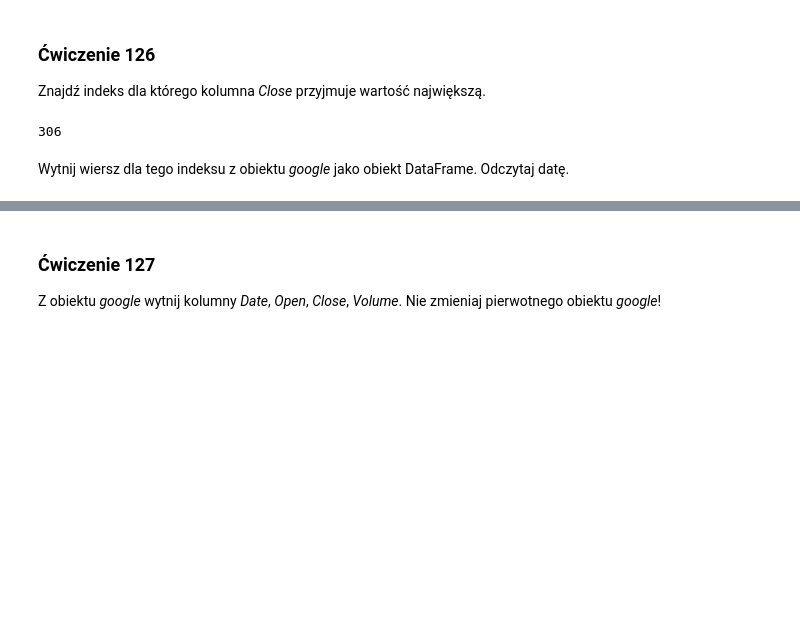
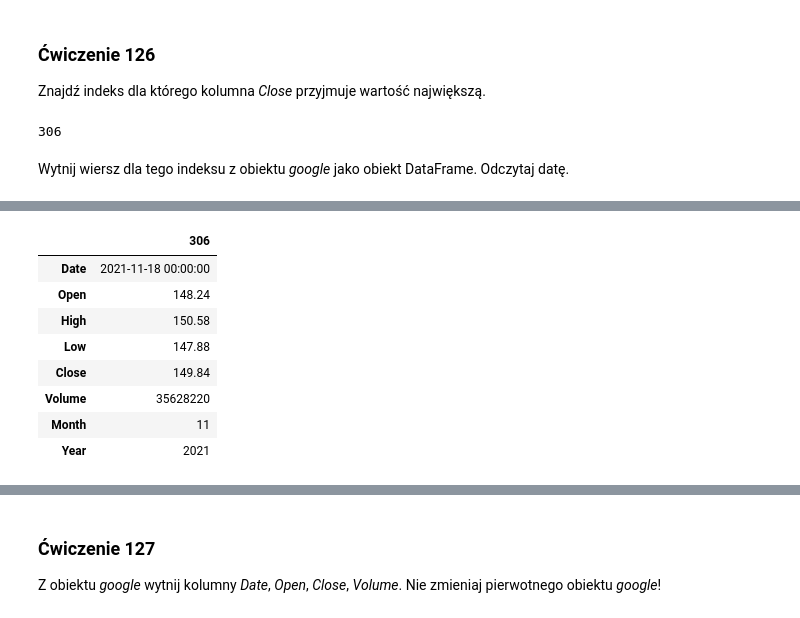
Before and after one commit to czyz-patryk/dataScienceBootcampExercises, a Jupyter notebook: Copy_of_121_130_exercises.ipynb, the cells around one changed output, grey strips where cells are left out. Drawn from its saved outputs; the diff is of its cells as text; code cells hidden in the pictures; blank space fills up the shorter version.

```diff
--- a/Copy_of_121_130_exercises.ipynb
+++ b/Copy_of_121_130_exercises.ipynb
@@ -244,5 +244,5 @@ google['Close'].idxmax()
 Wytnij wiersz dla tego indeksu z obiektu _google_ jako obiekt DataFrame. Odczytaj datę.
 # %%
 ind_306 = pd.DataFrame(google.iloc[306])
-ind_306.loc['Date']
+ind_306
 # %% [output]
@@ -250,0 +249,9 @@ Name: Date, dtype: object
+|  | 306 |
+| Date | 2021-11-18 00:00:00 |
+| Open | 148.24 |
+| High | 150.58 |
+| Low | 147.88 |
+| Close | 149.84 |
+| Volume | 35628220 |
+| Month | 11 |
+| Year | 2021 |
```
Also changed, not shown: parts of 7 cells of this notebook.
